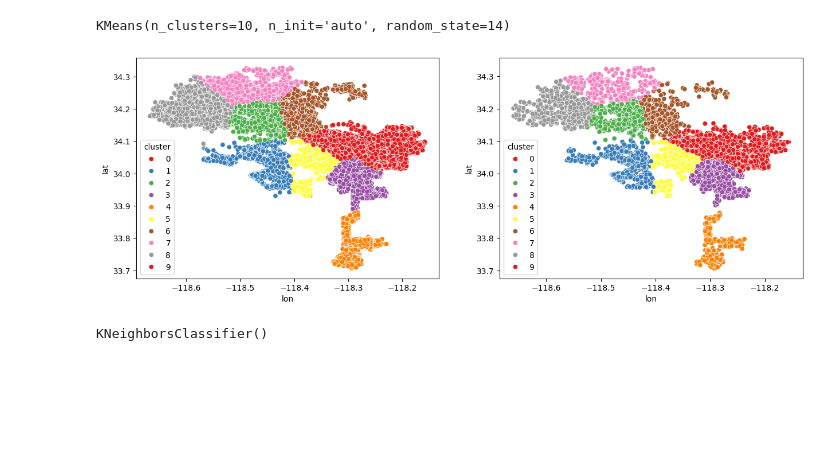
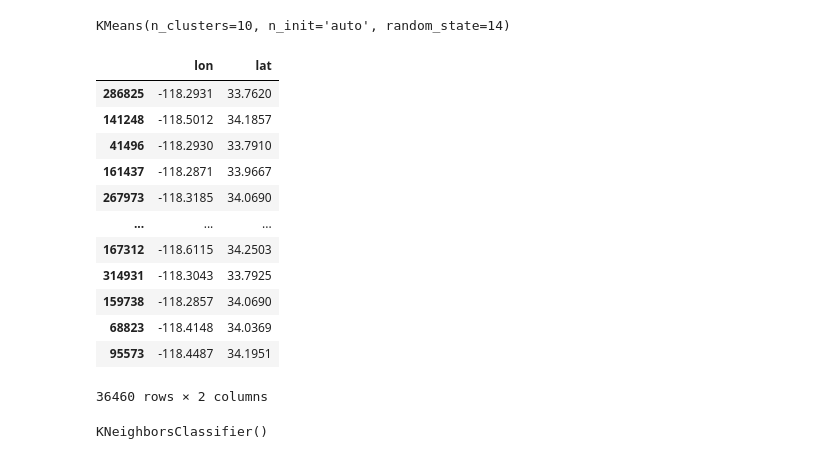
Before and after one commit to orj93/final_proyect_crime, a Jupyter notebook: src/05.1 burglary_model.ipynb, the cells around one changed output. Cells and saved outputs as stored; diff of their text form; code cells hidden in the pictures; blank space fills up the shorter version.

```diff
--- a/src/05.1 burglary_model.ipynb
+++ b/src/05.1 burglary_model.ipynb
@@ -62,13 +63,19 @@ dat2["cluster"] = y_test
-# %%
-# Plot cluster's
-fig, axis = plt.subplots(1, 2, figsize = (15,5))
-
-sns.scatterplot(ax = axis[0], data = dat1, x = 'lon', y = 'lat', hue = 'cluster', palette='Set1')
-sns.scatterplot(ax = axis[1], data = dat2, x = 'lon', y = 'lat', hue = 'cluster', palette='Set1')
-
-plt.show()
-# %% [output]
-[figure, removed]
+# %%
+X_train
+# %% [output]
+|  | lon | lat |
+| 286825 | -118.2931 | 33.7620 |
+| 141248 | -118.5012 | 34.1857 |
+| 41496 | -118.2930 | 33.7910 |
+| 161437 | -118.2871 | 33.9667 |
+| 267973 | -118.3185 | 34.0690 |
+| ... | ... | ... |
+| 167312 | -118.6115 | 34.2503 |
+| 314931 | -118.3043 | 33.7925 |
+| 159738 | -118.2857 | 34.0690 |
+| 68823 | -118.4148 | 34.0369 |
+| 95573 | -118.4487 | 34.1951 |
+36460 rows × 2 columns
 # %%
 knn_model = KNeighborsClassifier()
 knn_model.fit(X_train, y_train)
```
Also changed, not shown: parts of 13 cells of this notebook, 11 other files.
